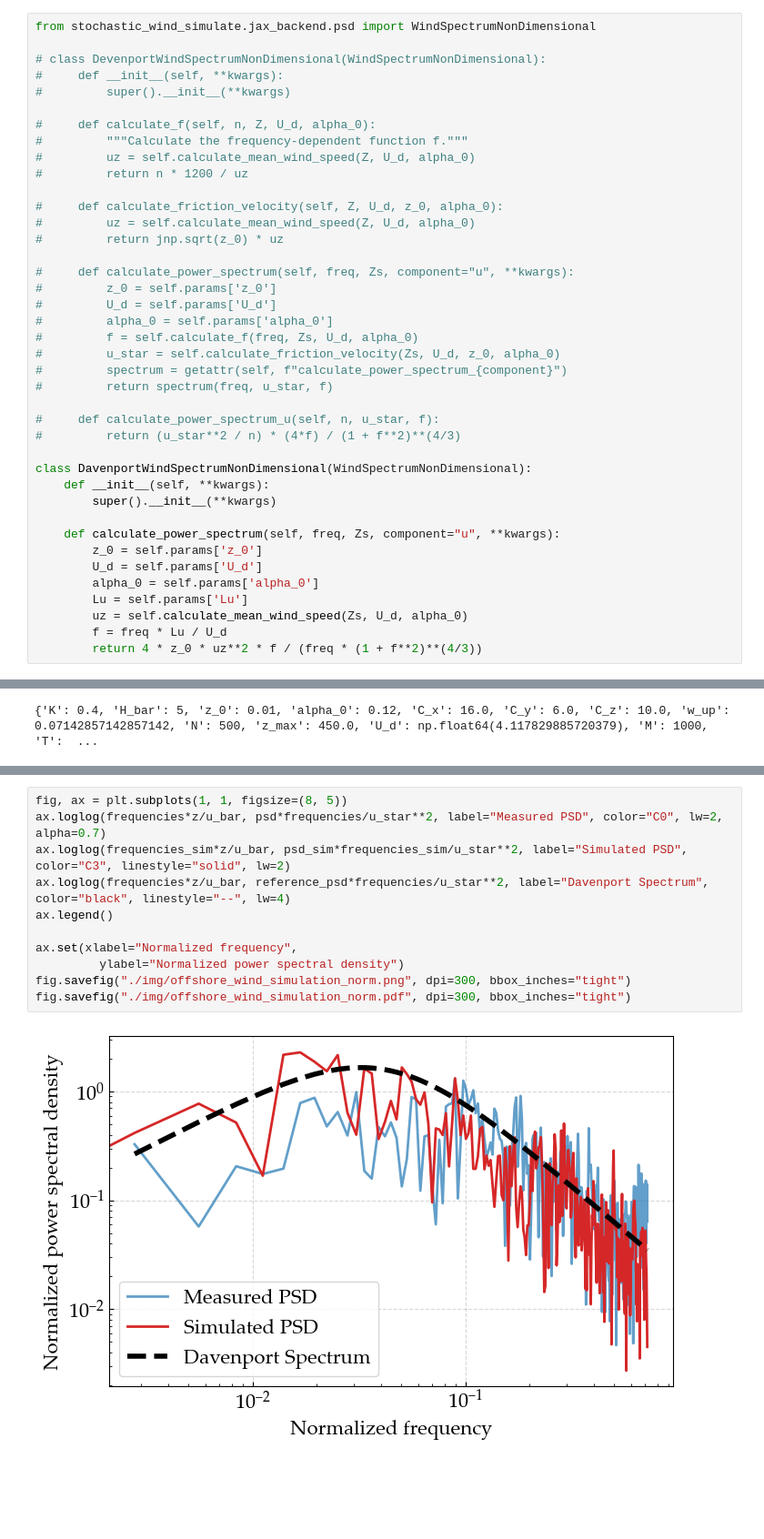
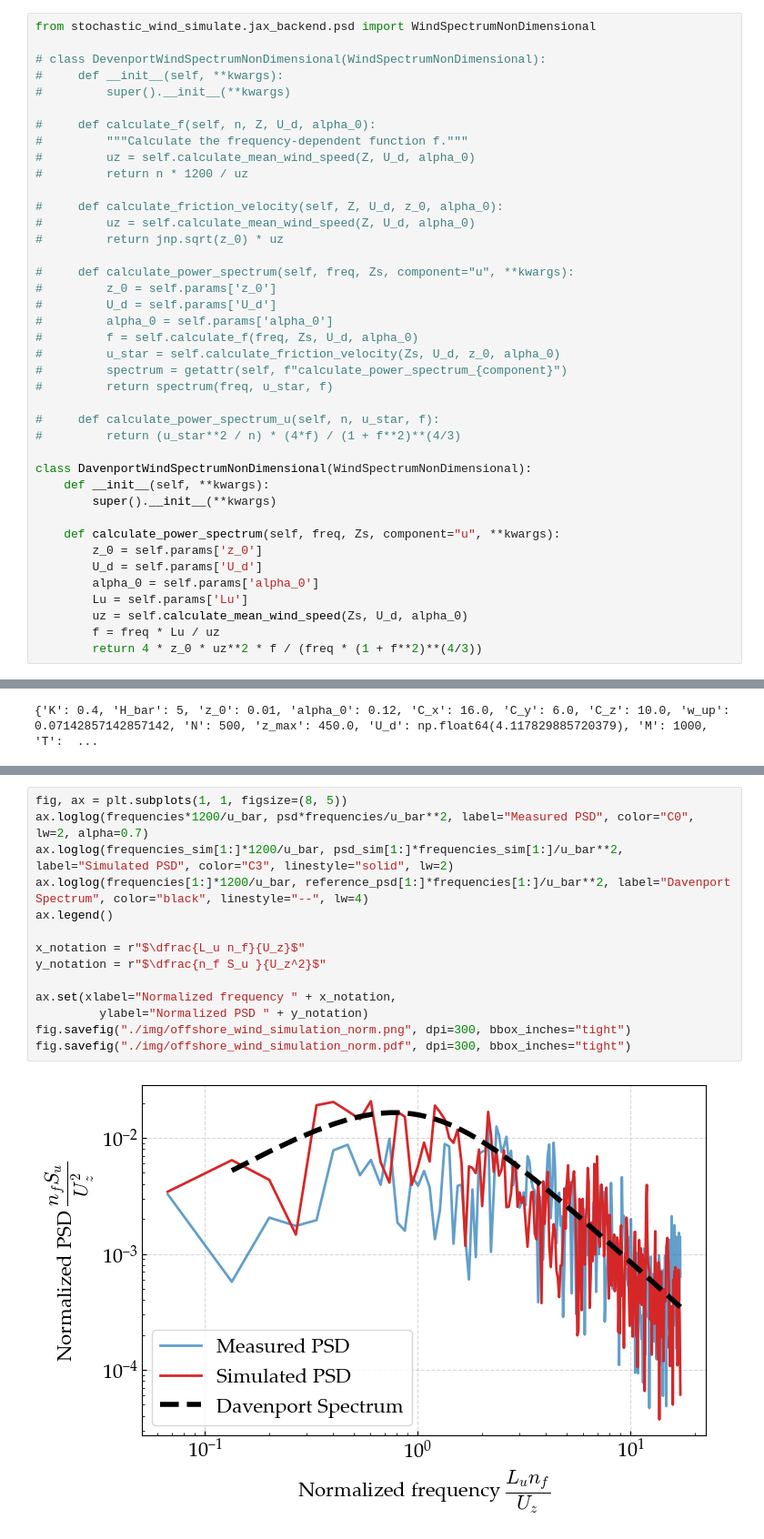
Before and after one commit to NanxiiChen/wind-simulation-GPU, a Jupyter notebook: examples/simlulate_offshore_wind.ipynb, the cells around one changed output, grey strips where cells are left out. Shown at 91% size. Saved outputs shown, nothing was run; the diff lists cells and outputs as text; blank space fills up the shorter version.

```diff
--- a/examples/simlulate_offshore_wind.ipynb
+++ b/examples/simlulate_offshore_wind.ipynb
@@ -120,7 +120,7 @@ class DavenportWindSpectrumNonDimensional(WindSpectrumNonDimensional):
         alpha_0 = self.params['alpha_0']
         Lu = self.params['Lu']
         uz = self.calculate_mean_wind_speed(Zs, U_d, alpha_0)
-        f = freq * Lu / U_d
+        f = freq * Lu / uz
         return 4 * z_0 * uz**2 * f / (freq * (1 + f**2)**(4/3))
 # %%
 from stochastic_wind_simulate import get_simulator, get_visualizer
@@ -170,13 +170,16 @@ fig.savefig("./img/offshore_wind_simulation.pdf", dpi=300, bbox_inches="tight")
 # %%
 fig, ax = plt.subplots(1, 1, figsize=(8, 5))
-ax.loglog(frequencies*z/u_bar, psd*frequencies/u_star**2, label="Measured PSD", color="C0", lw=2, alpha=0.7)
-ax.loglog(frequencies_sim*z/u_bar, psd_sim*frequencies_sim/u_star**2, label="Simulated PSD", color="C3", linestyle="solid", lw=2)
-ax.loglog(frequencies*z/u_bar, reference_psd*frequencies/u_star**2, label="Davenport Spectrum", color="black", linestyle="--", lw=4)
+ax.loglog(frequencies*1200/u_bar, psd*frequencies/u_bar**2, label="Measured PSD", color="C0", lw=2, alpha=0.7)
+ax.loglog(frequencies_sim[1:]*1200/u_bar, psd_sim[1:]*frequencies_sim[1:]/u_bar**2, label="Simulated PSD", color="C3", linestyle="solid", lw=2)
+ax.loglog(frequencies[1:]*1200/u_bar, reference_psd[1:]*frequencies[1:]/u_bar**2, label="Davenport Spectrum", color="black", linestyle="--", lw=4)
 ax.legend()
 
-ax.set(xlabel="Normalized frequency",
-         ylabel="Normalized power spectral density")
+x_notation = r"$\dfrac{L_u n_f}{U_z}$"
+y_notation = r"$\dfrac{n_f S_u }{U_z^2}$"
+
+ax.set(xlabel="Normalized frequency " + x_notation,
+         ylabel="Normalized PSD " + y_notation)
 fig.savefig("./img/offshore_wind_simulation_norm.png", dpi=300, bbox_inches="tight")
 fig.savefig("./img/offshore_wind_simulation_norm.pdf", dpi=300, bbox_inches="tight")
 # %% [output]
-[figure, old version]
+[figure, new version]
```
Also changed, not shown: parts of 1 cell of this notebook, 16 other files.
